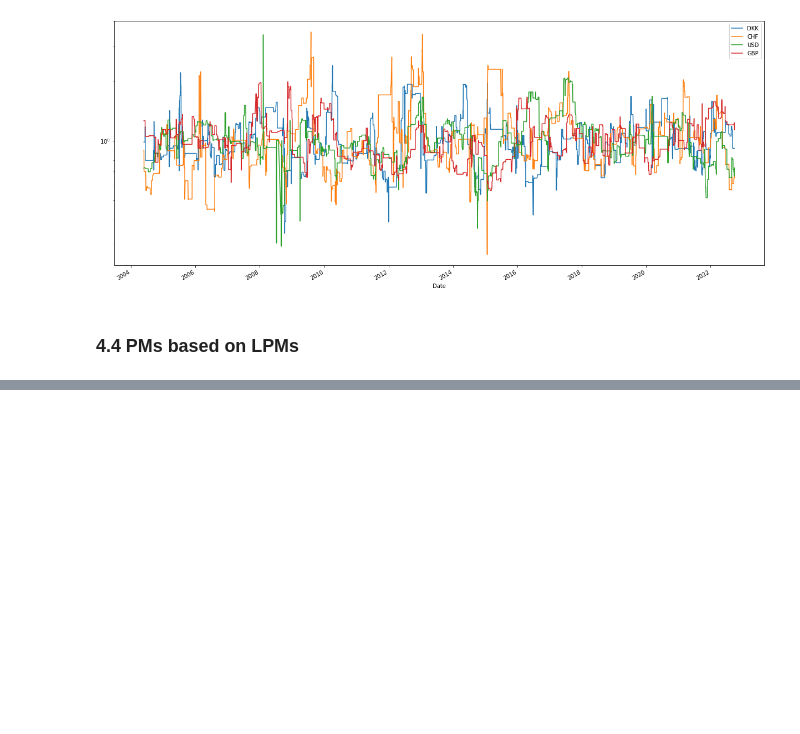
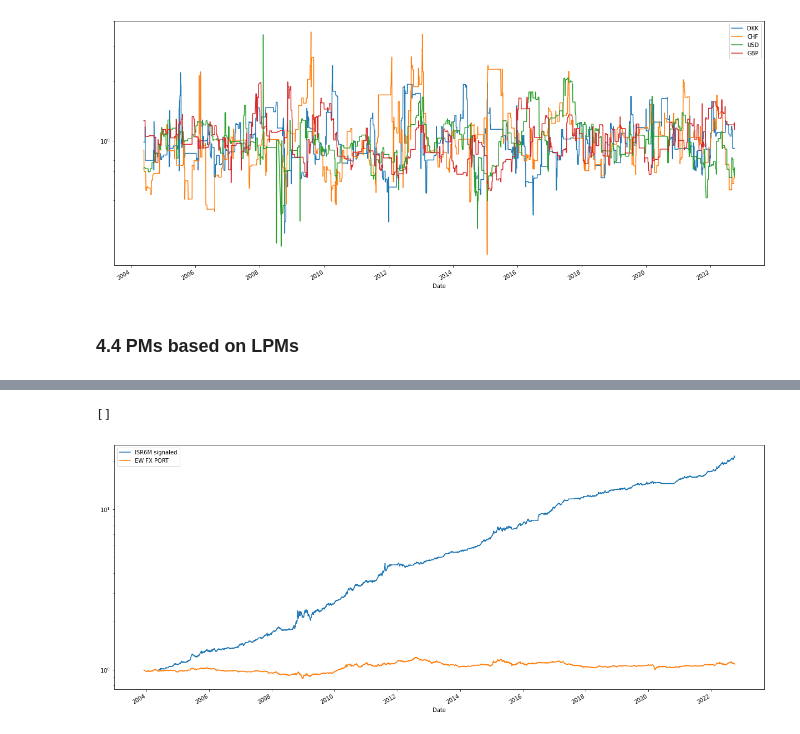
Before and after one commit to falken1983/fx_letor, a Jupyter notebook: generate_fx_data.ipynb, the cells around one changed output, grey strips where cells are left out. Cells and saved outputs as stored; diff of their text form; code cells hidden in the pictures; blank space fills up the shorter version.

```diff
--- a/generate_fx_data.ipynb
+++ b/generate_fx_data.ipynb
@@ -453,0 +451,9 @@ sortino_ratio.plot(figsize=(21,9))
+# %%
+sample_periods = [21, 63, 126]
+
+names = ["SORTINO1M","SORTINO3M", "SORTINO6M"]
+
+for period, name in zip(sample_periods, names):
+  features[name] = inverse_fx_rates.pct_change().rolling(window=period).apply(
+      pms.leon_sortino_ratio
+  )
@@ -453,0 +462,7 @@ sortino_ratio.plot(figsize=(21,9))
+# %%
+names = ["OMEGA1M","OMEGA3M", "OMEGA6M"]
+
+for period, name in zip(sample_periods, names):
+  features[name] = inverse_fx_rates.pct_change().rolling(window=period).apply(
+      pms.omega_ratio
+  )
@@ -453,0 +577,14 @@ sortino_ratio.plot(figsize=(21,9))
+# %%
+lagged_isr_score = features["ISR6M"].rank(axis=1).shift(-1)
+# %%
+buy_currency_signal = (lagged_isr_score==10).shift(1)
+# %%
+(1+inverse_fx_rates.pct_change()[buy_currency_signal].mean(axis=1,skipna=True)).cumprod().rename("ISR6M signaled").plot(
+    figsize=(21,9),
+    legend=True
+)
+(1+inverse_fx_rates.pct_change().mean(axis=1,skipna=True)).cumprod().rename("EW FX PORT").plot(legend=True)
+plt.semilogy()
+# %% [output]
+[]
+[figure, added]
```
Also changed, not shown: parts of 49 cells of this notebook.
